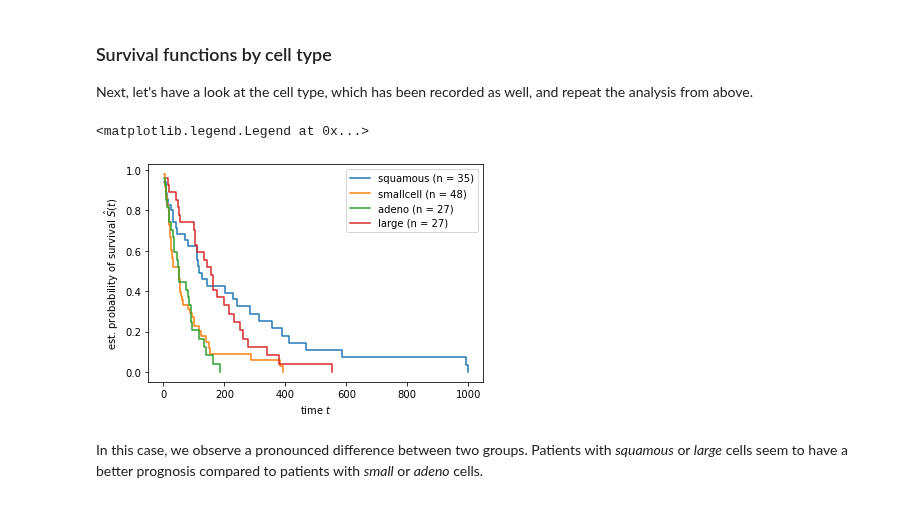
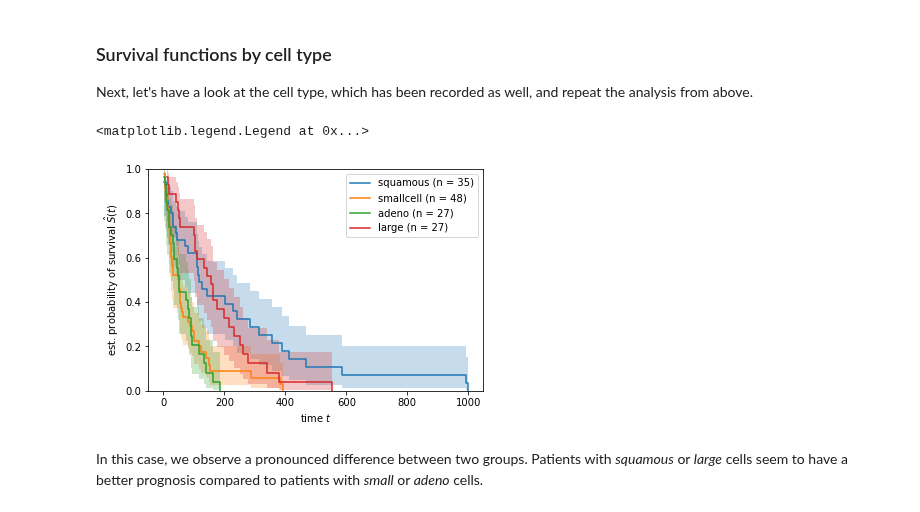
Before and after one commit to sebp/scikit-survival, a Jupyter notebook: doc/user_guide/00-introduction.ipynb, the cells around one changed output. Drawn from its saved outputs; the diff is of its cells as text; code cells hidden in the pictures.

Commit message:
DOCS: Plot confidence intervals of survival curves

```diff
--- a/doc/user_guide/00-introduction.ipynb
+++ b/doc/user_guide/00-introduction.ipynb
@@ -115,8 +115,12 @@ An estimator, similar to the one above, that *is* valid if survival times are ri
 import matplotlib.pyplot as plt
 from sksurv.nonparametric import kaplan_meier_estimator
 
-time, survival_prob = kaplan_meier_estimator(data_y["Status"], data_y["Survival_in_days"])
+time, survival_prob, conf_int = kaplan_meier_estimator(
+    data_y["Status"], data_y["Survival_in_days"], conf_type="log-log"
+)
 plt.step(time, survival_prob, where="post")
+plt.fill_between(time, conf_int[0], conf_int[1], alpha=0.25, step="post")
+plt.ylim(0, 1)
 plt.ylabel("est. probability of survival $\hat{S}(t)$")
 plt.xlabel("time $t$")
 # %% [output]
@@ -146,13 +150,17 @@ As a first attempt, we can estimate the survival function in both treatment grou
 # %%
 for treatment_type in ("standard", "test"):
     mask_treat = data_x["Treatment"] == treatment_type
-    time_treatment, survival_prob_treatment = kaplan_meier_estimator(
+    time_treatment, survival_prob_treatment, conf_int = kaplan_meier_estimator(
         data_y["Status"][mask_treat],
-        data_y["Survival_in_days"][mask_treat])
+        data_y["Survival_in_days"][mask_treat],
+        conf_type="log-log",
+    )
 
     plt.step(time_treatment, survival_prob_treatment, where="post",
              label="Treatment = %s" % treatment_type)
+    plt.fill_between(time_treatment, conf_int[0], conf_int[1], alpha=0.25, step="post")
 
+plt.ylim(0, 1)
 plt.ylabel("est. probability of survival $\hat{S}(t)$")
 plt.xlabel("time $t$")
 plt.legend(loc="best")
@@ -170,17 +178,20 @@ Next, let's have a look at the cell type, which has been recorded as well, and r
 # %%
 for value in data_x["Celltype"].unique():
     mask = data_x["Celltype"] == value
-    time_cell, survival_prob_cell = kaplan_meier_estimator(data_y["Status"][mask],
-                                                           data_y["Survival_in_days"][mask])
+    time_cell, survival_prob_cell, conf_int = kaplan_meier_estimator(
+        data_y["Status"][mask], data_y["Survival_in_days"][mask], conf_type="log-log"
+    )
     plt.step(time_cell, survival_prob_cell, where="post",
              label="%s (n = %d)" % (value, mask.sum()))
+    plt.fill_between(time_cell, conf_int[0], conf_int[1], alpha=0.25, step="post")
 
+plt.ylim(0, 1)
 plt.ylabel("est. probability of survival $\hat{S}(t)$")
 plt.xlabel("time $t$")
 plt.legend(loc="best")
 # %% [output]
 <matplotlib.legend.Legend at 0x...>
-[figure, old version]
+[figure, new version]
 # %% [markdown]
 In this case, we observe a pronounced difference between two groups. Patients with *squamous* or *large* cells seem to have a better prognosis compared to patients with *small* or *adeno* cells.
 # %% [markdown]
```
Also changed, not shown: parts of 2 cells of this notebook, 1 other file.
